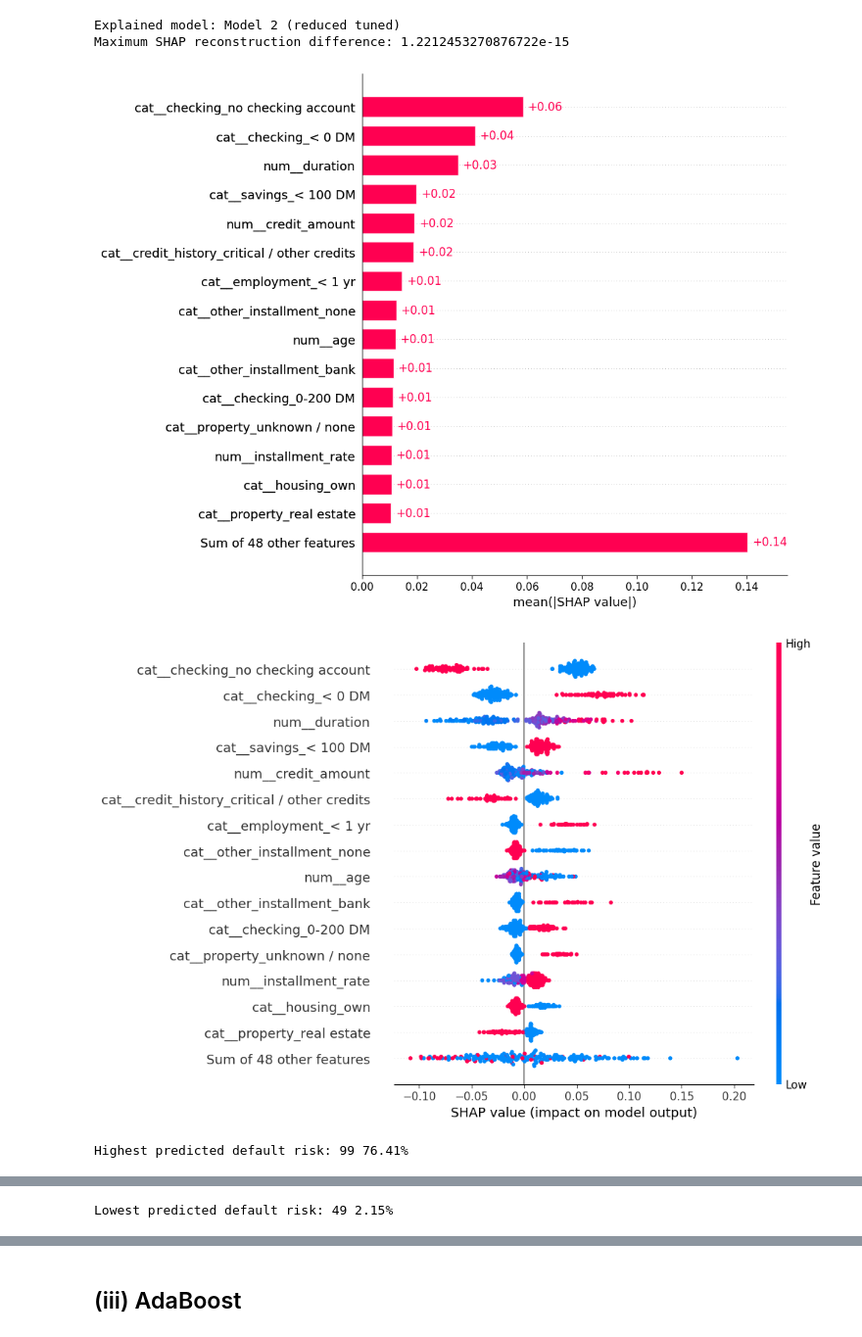
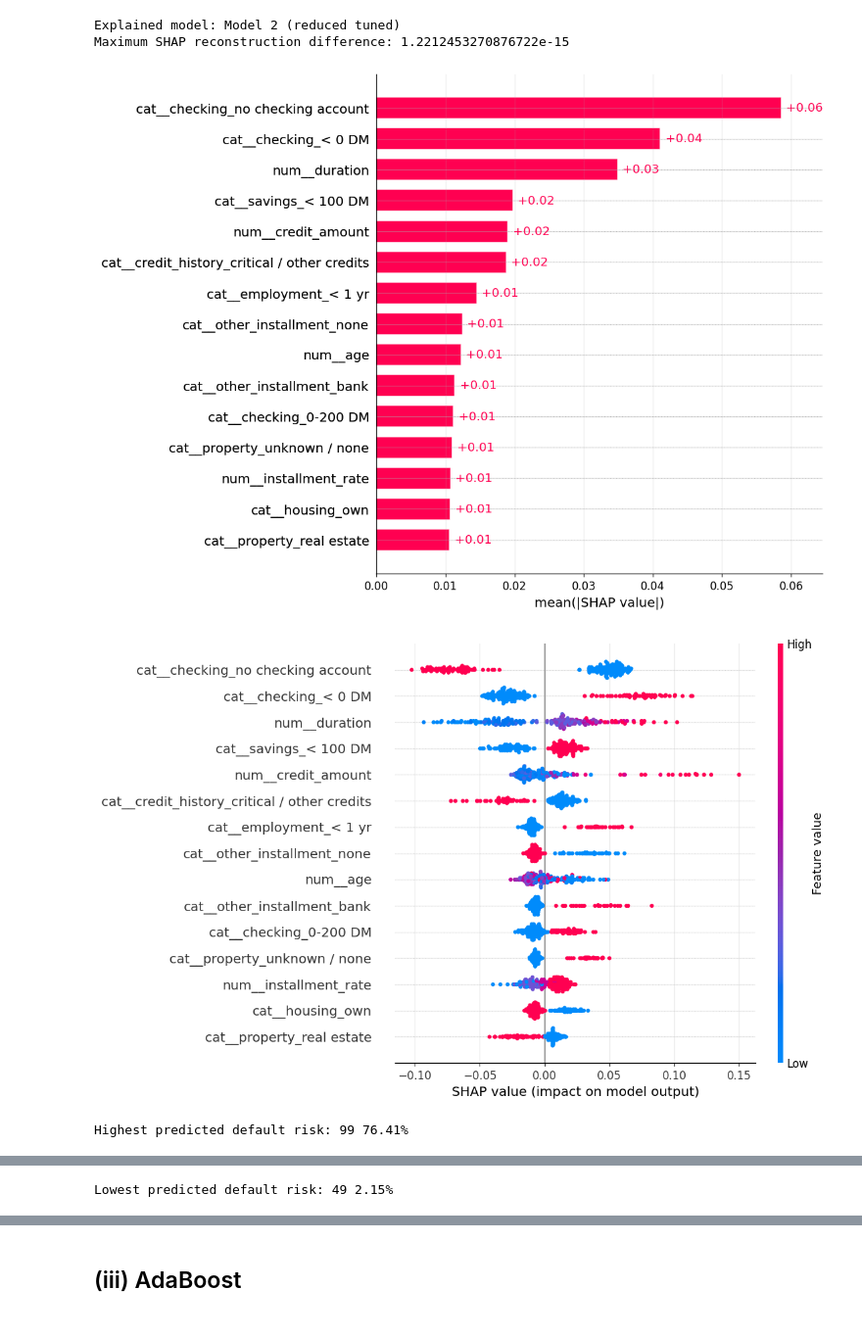
Before and after one commit to chrisgoh9/dseqf4212-group8, a Jupyter notebook: dseqf4212-group8.ipynb, the cells around one changed output, grey strips where cells are left out. Shown at 98% size. Drawn from its saved outputs; the diff is of its cells as text; code cells hidden in the pictures.

```diff
--- a/dseqf4212-group8.ipynb
+++ b/dseqf4212-group8.ipynb
@@ -1274,14 +1274,28 @@ assert error < 1e-6, 'Check the SHAP output scale/class selection.'
 Explained model: Model 2 (reduced tuned)
 Maximum SHAP reconstruction difference: 1.2212453270876722e-15
 # %%
-shap.plots.bar(shap_default, max_display=16)
-shap.plots.beeswarm(shap_default, max_display=16)
+# Select top 15 features based on mean absolute SHAP values
+top15_idx = np.argsort(
+    np.abs(shap_default.values).mean(axis=0)
+)[-15:][::-1]
+
+# SHAP bar plot: Top 15 features only
+shap.plots.bar(shap_default[:, top15_idx], max_display=15)
+
+shap.plots.beeswarm(
+    shap_default[:, top15_idx],
+    max_display=15,
+    group_remaining_features=False
+)
+
 hi, lo = int(np.argmax(proba)), int(np.argmin(proba))
+
 print('Highest predicted default risk:', hi, f'{proba[hi]:.2%}')
-shap.plots.waterfall(shap_default[hi], max_display=16)
+shap.plots.waterfall(shap_default[hi, top15_idx], max_display=15)
+
 print('Lowest predicted default risk:', lo, f'{proba[lo]:.2%}')
-shap.plots.waterfall(shap_default[lo], max_display=16)
+shap.plots.waterfall(shap_default[lo, top15_idx], max_display=15)
 # %% [output]
-[figure, old version]
+[figure, new version]
-[figure, old version]
+[figure, new version]
 Highest predicted default risk: 99 76.41%
```
Also changed, not shown: parts of 4 cells of this notebook.
